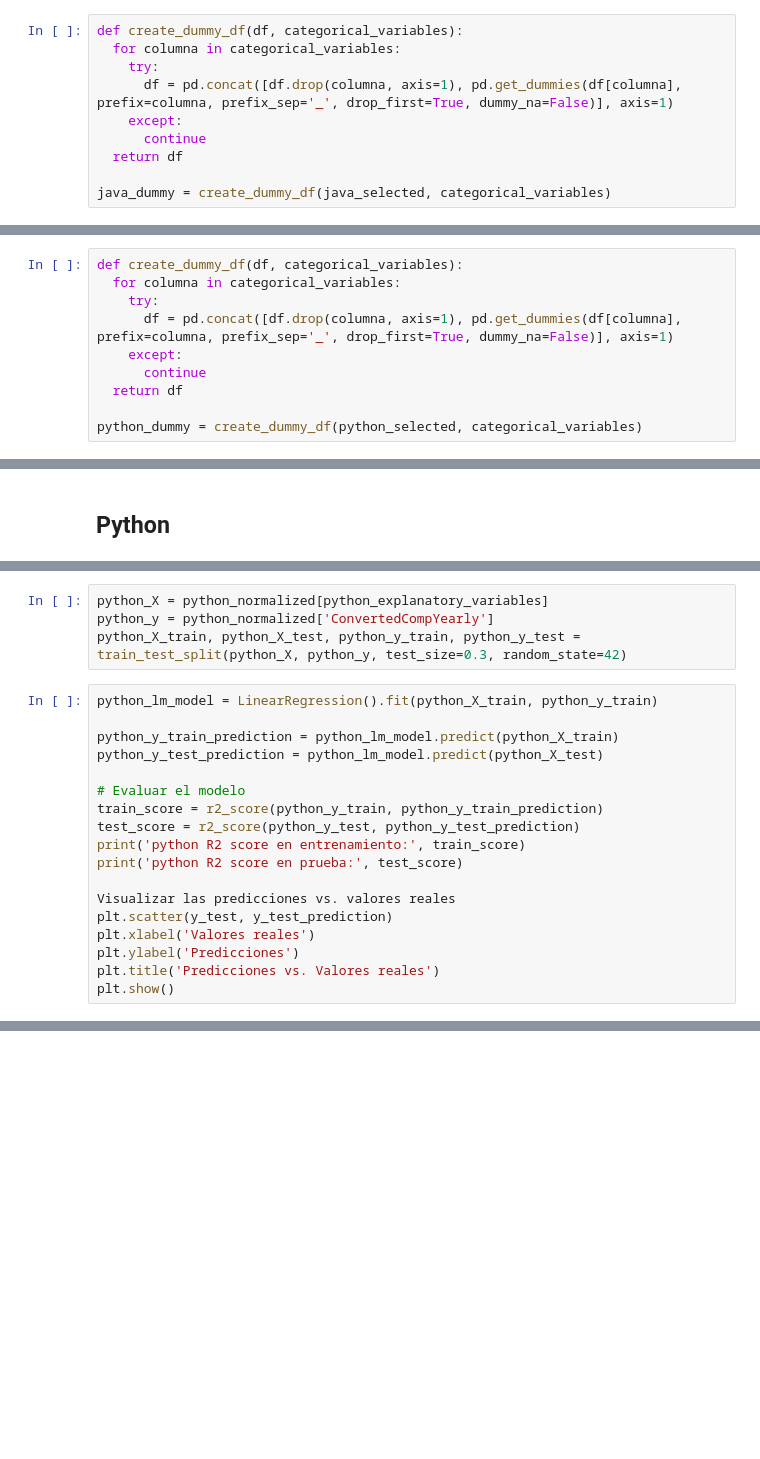
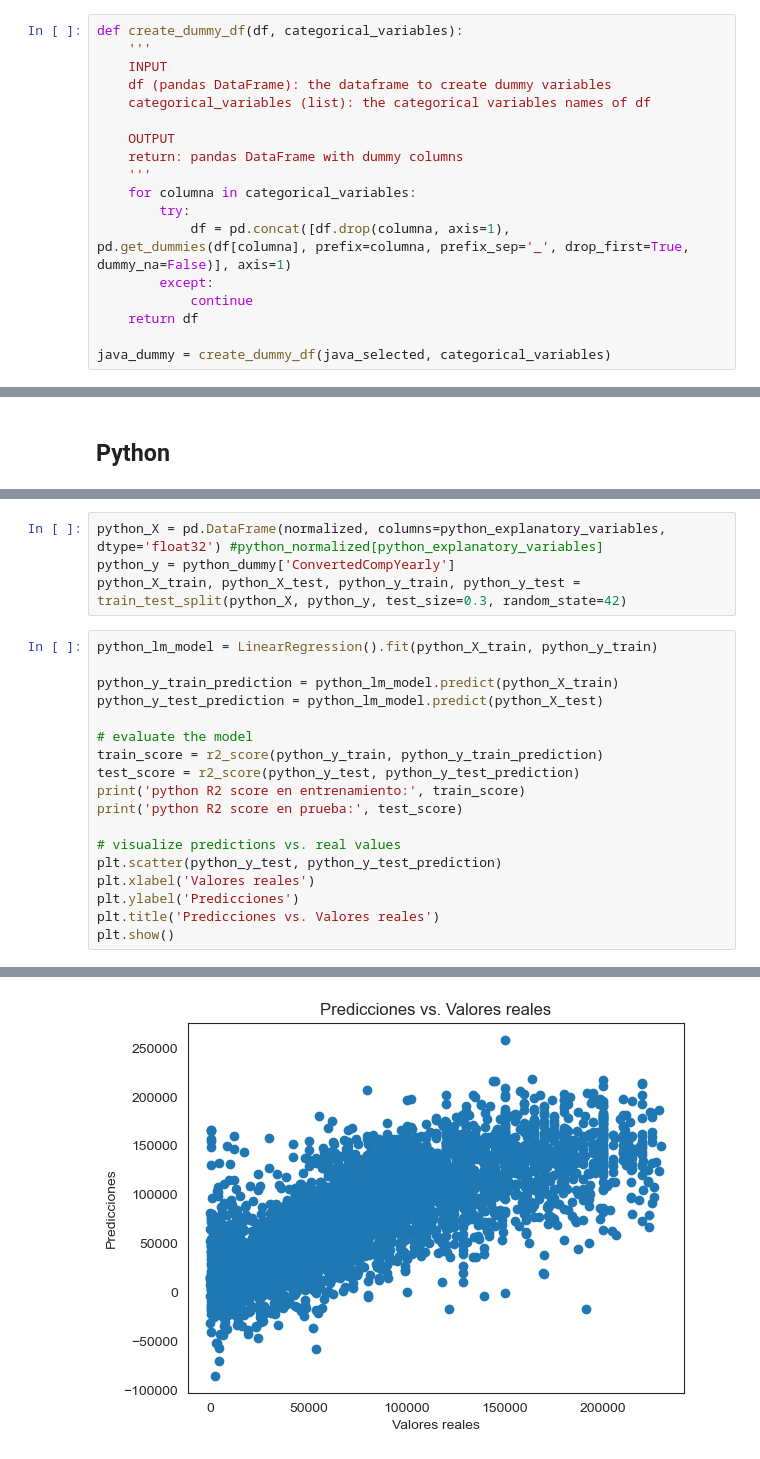
Before and after one commit to jlancherosn/stack_overflow_developer_survey_2023, a Jupyter notebook: Stack Overflow developer survey 2023 - Java vs Python.ipynb, the cells around one changed output, grey strips where cells are left out. Saved outputs shown, nothing was run; the diff lists cells and outputs as text; blank space fills up the shorter version.

```diff
--- a/Stack Overflow developer survey 2023 - Java vs Python.ipynb
+++ b/Stack Overflow developer survey 2023 - Java vs Python.ipynb
@@ -299,12 +283,20 @@ for columna in java_selected[categorical_variables]:
     java_selected[columna].fillna(java_selected[columna].mode(), inplace=True)
 # %%
 def create_dummy_df(df, categorical_variables):
-  for columna in categorical_variables:
-    try:
-      df = pd.concat([df.drop(columna, axis=1), pd.get_dummies(df[columna], prefix=columna, prefix_sep='_', drop_first=True, dummy_na=False)], axis=1)
-    except:
-      continue
-  return df
+    '''
+    INPUT
+    df (pandas DataFrame): the dataframe to create dummy variables
+    categorical_variables (list): the categorical variables names of df
+
+    OUTPUT
+    return: pandas DataFrame with dummy columns
+    '''
+    for columna in categorical_variables:
+        try:
+            df = pd.concat([df.drop(columna, axis=1), pd.get_dummies(df[columna], prefix=columna, prefix_sep='_', drop_first=True, dummy_na=False)], axis=1)
+        except:
+            continue
+    return df
 
 java_dummy = create_dummy_df(java_selected, categorical_variables)
 # %% [markdown]
@@ -365,13 +359,3 @@ print(python_selected.shape)
 # %%
 for columna in python_selected[categorical_variables]:
     python_selected[columna].fillna(python_selected[columna].mode(), inplace=True)
-# %%
-def create_dummy_df(df, categorical_variables):
-  for columna in categorical_variables:
-    try:
-      df = pd.concat([df.drop(columna, axis=1), pd.get_dummies(df[columna], prefix=columna, prefix_sep='_', drop_first=True, dummy_na=False)], axis=1)
-    except:
-      continue
-  return df
-
-python_dummy = create_dummy_df(python_selected, categorical_variables)
@@ -542,6 +571,6 @@ python_normalized = pd.concat(
 # %%
-python_X = python_normalized[python_explanatory_variables]
-python_y = python_normalized['ConvertedCompYearly']
+python_X = pd.DataFrame(normalized, columns=python_explanatory_variables, dtype='float32') #python_normalized[python_explanatory_variables]
+python_y = python_dummy['ConvertedCompYearly']
 python_X_train, python_X_test, python_y_train, python_y_test = train_test_split(python_X, python_y, test_size=0.3, random_state=42)
 # %%
 python_lm_model = LinearRegression().fit(python_X_train, python_y_train)
@@ -549,15 +578,16 @@ python_lm_model = LinearRegression().fit(python_X_train, python_y_train)
 python_y_train_prediction = python_lm_model.predict(python_X_train)
 python_y_test_prediction = python_lm_model.predict(python_X_test)
 
-# Evaluar el modelo
+# evaluate the model
 train_score = r2_score(python_y_train, python_y_train_prediction)
 test_score = r2_score(python_y_test, python_y_test_prediction)
 print('python R2 score en entrenamiento:', train_score)
 print('python R2 score en prueba:', test_score)
 
-Visualizar las predicciones vs. valores reales
-plt.scatter(y_test, y_test_prediction)
+# visualize predictions vs. real values
+plt.scatter(python_y_test, python_y_test_prediction)
 plt.xlabel('Valores reales')
 plt.ylabel('Predicciones')
 plt.title('Predicciones vs. Valores reales')
 plt.show()
+# %% [output]
@@ -563,0 +596 @@ plt.show()
+[figure, added]
```
Also changed, not shown: parts of 44 cells of this notebook.
